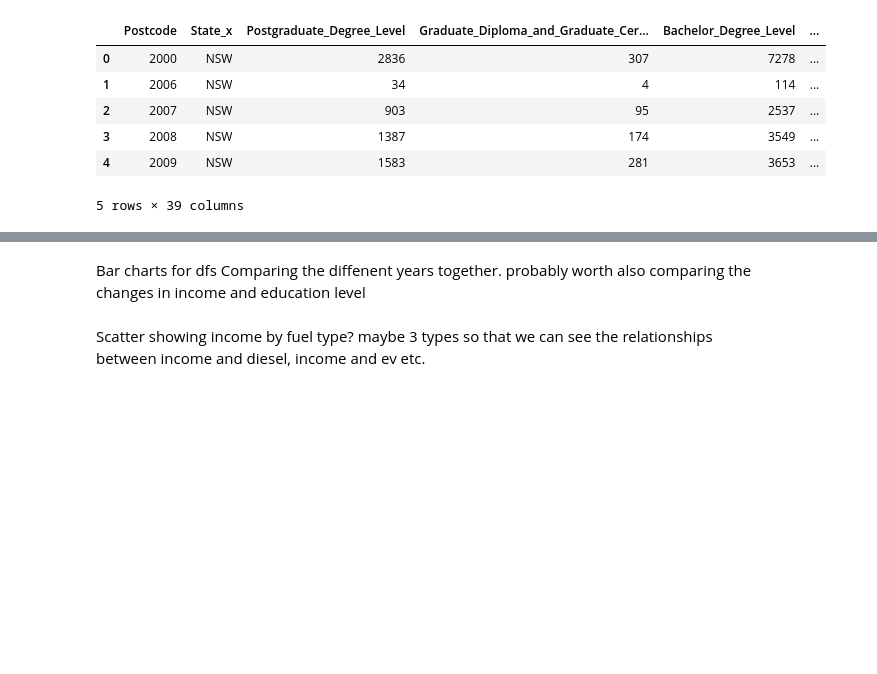
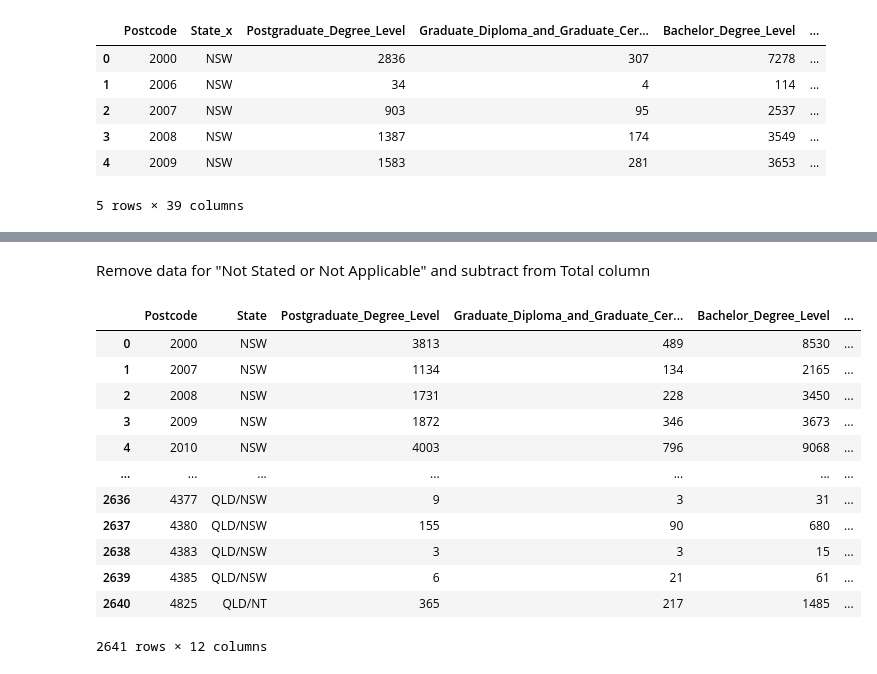
Before and after one commit to JoshMBell/Module_7_Project, a Jupyter notebook: main.ipynb, the cells around one changed output, grey strips where cells are left out. Drawn from its saved outputs; the diff is of its cells as text; code cells hidden in the pictures; blank space fills up the shorter version.

```diff
--- a/main.ipynb
+++ b/main.ipynb
@@ -126,4 +106,2 @@ Once data is merged into a 2016 and a 2021 census df begin comparrison
-# %% [markdown]
-Bar charts for dfs Comparing the diffenent years together. probably worth also comparing the changes in income and education level
-# %% [markdown]
-Scatter showing income by fuel type? maybe 3 types so that we can see the relationships between income and diesel, income and ev etc.
+# %% [markdown]
+Remove data for "Not Stated or Not Applicable" and subtract from Total column
@@ -129,0 +120,17 @@ Scatter showing income by fuel type? maybe 3 types so that we can see the relati
+# %%
+#Same for people with multiple cars?
+Education_2021_df
+# %% [output]
+|  | Postcode | State | Postgraduate_Degree_Level | Graduate_Diploma_and_Graduate_Cer... | Bachelor_Degree_Level | ... |
+| 0 | 2000 | NSW | 3813 | 489 | 8530 | ... |
+| 1 | 2007 | NSW | 1134 | 134 | 2165 | ... |
+| 2 | 2008 | NSW | 1731 | 228 | 3450 | ... |
+| 3 | 2009 | NSW | 1872 | 346 | 3673 | ... |
+| 4 | 2010 | NSW | 4003 | 796 | 9068 | ... |
+| ... | ... | ... | ... | ... | ... | ... |
+| 2636 | 4377 | QLD/NSW | 9 | 3 | 31 | ... |
+| 2637 | 4380 | QLD/NSW | 155 | 90 | 680 | ... |
+| 2638 | 4383 | QLD/NSW | 3 | 3 | 15 | ... |
+| 2639 | 4385 | QLD/NSW | 6 | 21 | 61 | ... |
+| 2640 | 4825 | QLD/NT | 365 | 217 | 1485 | ... |
+2641 rows × 12 columns
```
Also changed, not shown: parts of 12 cells of this notebook, 1 other file.
